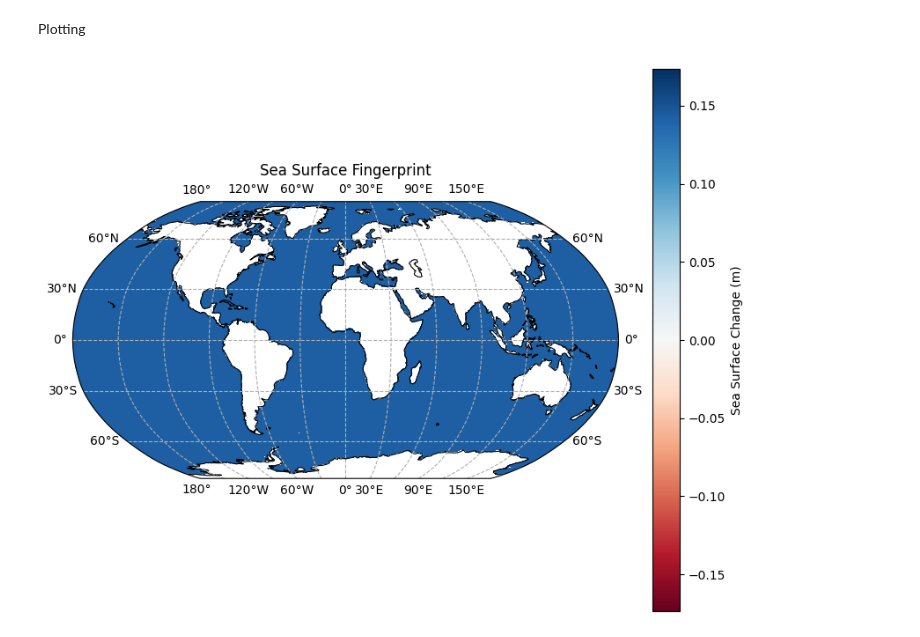
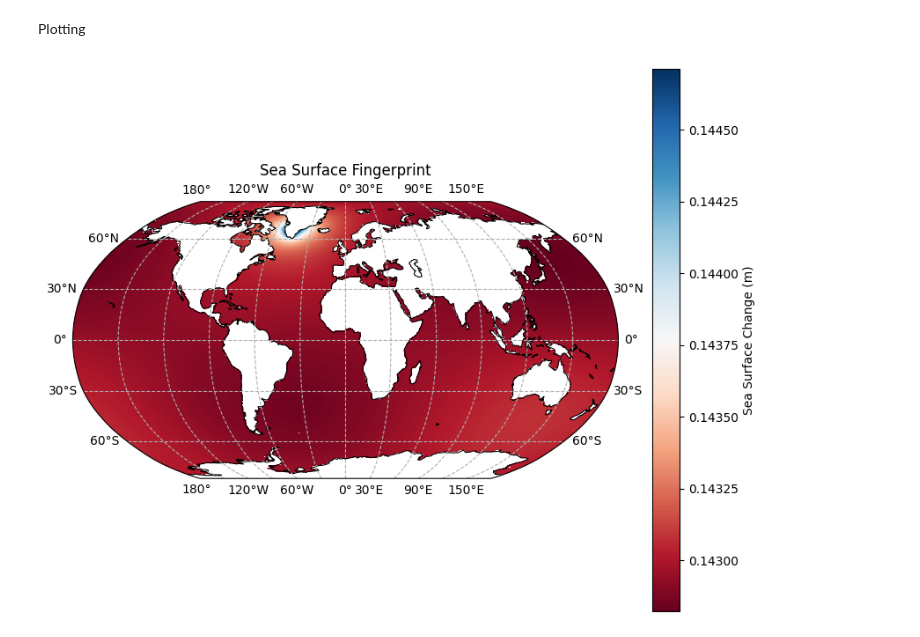
Before and after one commit to 0thomasholland/Part_III_Project, a Jupyter notebook: tmp/Sea Level to Sea Surface.ipynb, the cells around one changed output. Saved outputs shown, nothing was run; the diff lists cells and outputs as text; code cells hidden in the pictures.

```diff
--- a/tmp/Sea Level to Sea Surface.ipynb
+++ b/tmp/Sea Level to Sea Surface.ipynb
@@ -71,11 +70,11 @@ Plotting
 # %%
 fig, ax, im = sl.plot(
     sea_surface_change * fp.ocean_projection(),
     coasts=True,
-    symmetric=True,
+    symmetric=False,
 )
 ax.set_title("Sea Surface Fingerprint")
 fig.colorbar(im, ax=ax, label="Sea Surface Change (m)")
 plt.show()
 # %% [output]
-[figure, old version]
+[figure, new version]
```
Also changed, not shown: parts of 1 cell of this notebook, 1 other file.
